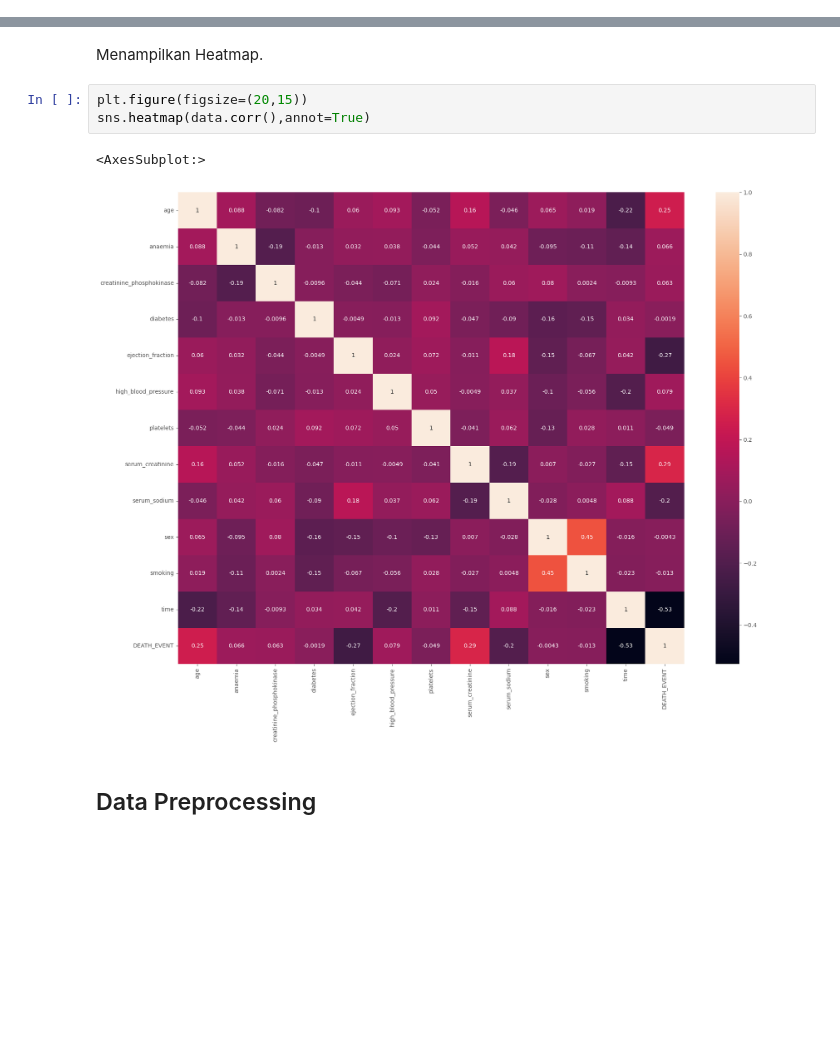
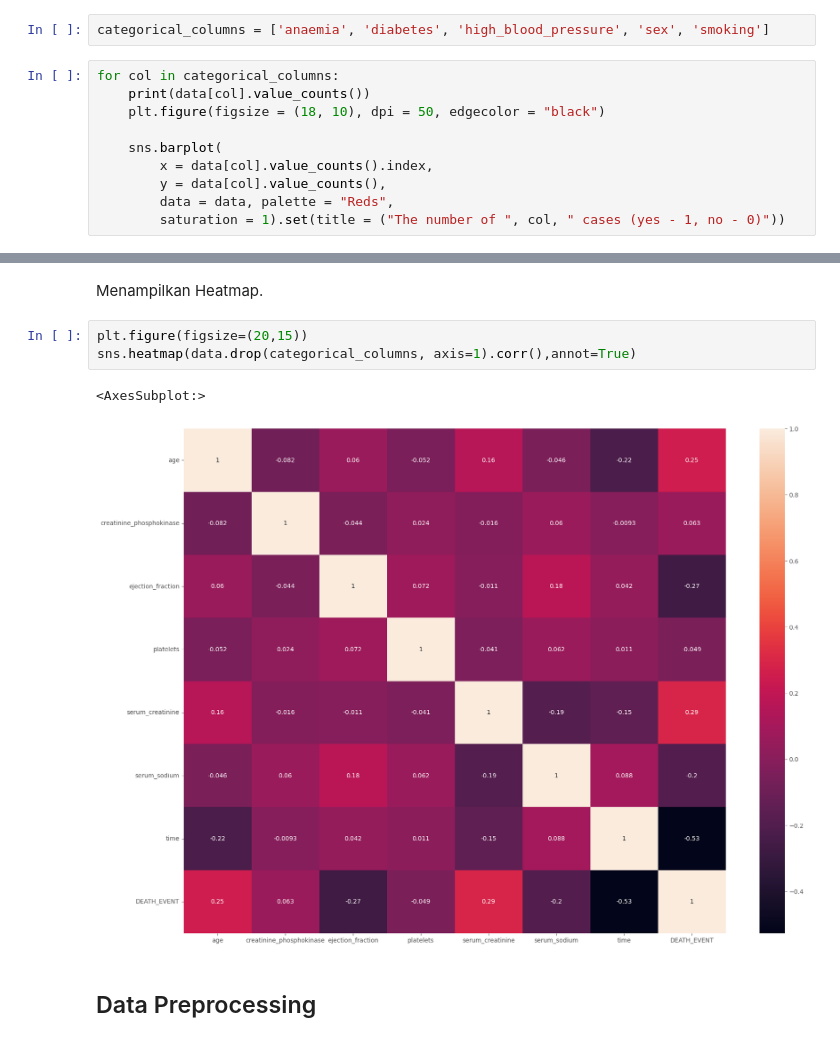
Before and after one commit to JonathanAdi7/Final-Project_Kelompok4, a Jupyter notebook: PYTN_KampusMerdeka_fp3_Kelompok 4 .ipynb, the cells around one changed output, grey strips where cells are left out. Saved outputs shown, nothing was run; the diff lists cells and outputs as text; blank space fills up the shorter version.

Commit message:
update data exploration

```diff
--- a/PYTN_KampusMerdeka_fp3_Kelompok 4 .ipynb
+++ b/PYTN_KampusMerdeka_fp3_Kelompok 4 .ipynb
@@ -364,0 +425,12 @@ Name: anaemia, dtype: int64
+# %%
+categorical_columns = ['anaemia', 'diabetes', 'high_blood_pressure', 'sex', 'smoking']
+# %%
+for col in categorical_columns:
+    print(data[col].value_counts())
+    plt.figure(figsize = (18, 10), dpi = 50, edgecolor = "black")
+
+    sns.barplot(
+        x = data[col].value_counts().index,
+        y = data[col].value_counts(),
+        data = data, palette = "Reds",
+        saturation = 1).set(title = ("The number of ", col, " cases (yes - 1, no - 0)"))
@@ -409,10 +636,10 @@ for i in col:
 Menampilkan Heatmap.
 # %%
 plt.figure(figsize=(20,15))
-sns.heatmap(data.corr(),annot=True)
+sns.heatmap(data.drop(categorical_columns, axis=1).corr(),annot=True)
 # %% [output]
 <AxesSubplot:>
-[figure, old version]
+[figure, new version]
 # %% [markdown]
 ## Data Preprocessing
 # %%
```
Also changed, not shown: parts of 32 cells of this notebook.
